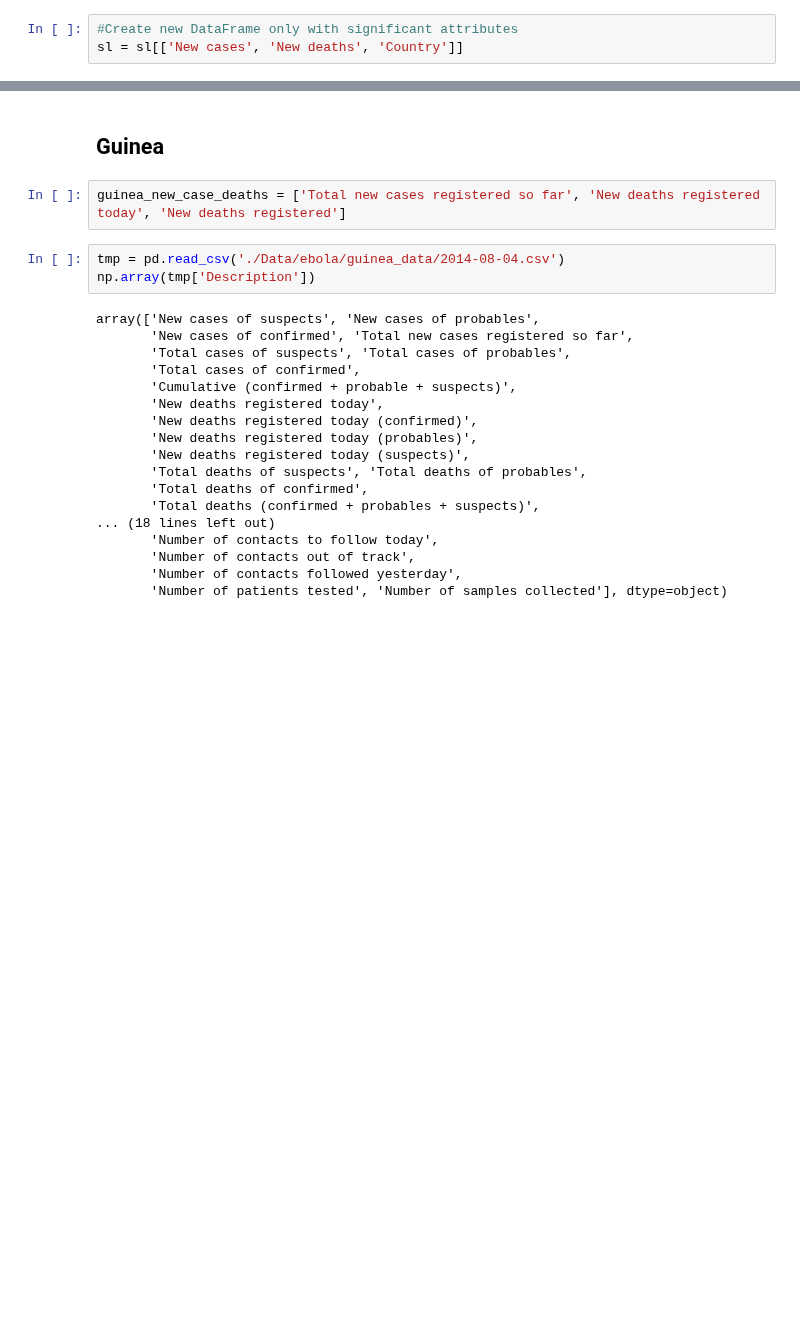
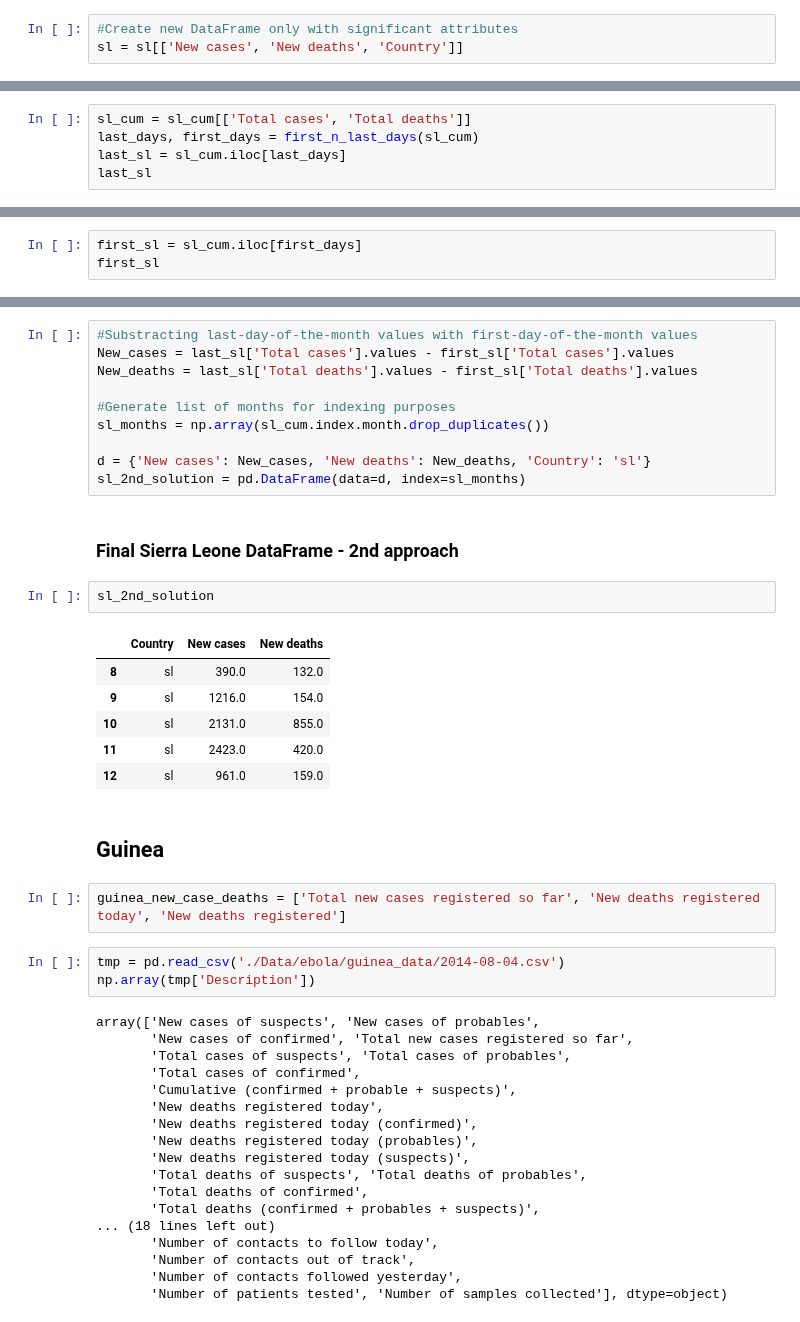
Before and after one commit to adamkozak/ADA2017-project, a Jupyter notebook: Homework/01 - Pandas and Data Wrangling/Homework 1.ipynb, the cells around one changed output, grey strips where cells are left out. Drawn from its saved outputs; the diff is of its cells as text; blank space fills up the shorter version.

```diff
--- a/Homework/01 - Pandas and Data Wrangling/Homework 1.ipynb
+++ b/Homework/01 - Pandas and Data Wrangling/Homework 1.ipynb
@@ -538,0 +506,5 @@ Name: 2014-09-27 00:00:00, dtype: object
+# %%
+sl_cum = sl_cum[['Total cases', 'Total deaths']]
+last_days, first_days = first_n_last_days(sl_cum)
+last_sl = sl_cum.iloc[last_days]
+last_sl
@@ -538,0 +519,3 @@ Name: 2014-09-27 00:00:00, dtype: object
+# %%
+first_sl = sl_cum.iloc[first_days]
+first_sl
@@ -539,3 +530,24 @@ Name: 2014-09-27 00:00:00, dtype: object
+# %%
+#Substracting last-day-of-the-month values with first-day-of-the-month values
+New_cases = last_sl['Total cases'].values - first_sl['Total cases'].values
+New_deaths = last_sl['Total deaths'].values - first_sl['Total deaths'].values
+
+#Generate list of months for indexing purposes
+sl_months = np.array(sl_cum.index.month.drop_duplicates())
+
+d = {'New cases': New_cases, 'New deaths': New_deaths, 'Country': 'sl'}
+sl_2nd_solution = pd.DataFrame(data=d, index=sl_months)
+# %% [markdown]
+### Final Sierra Leone DataFrame - 2nd approach
+# %%
+sl_2nd_solution
+# %% [output]
+|  | Country | New cases | New deaths |
+| 8 | sl | 390.0 | 132.0 |
+| 9 | sl | 1216.0 | 154.0 |
+| 10 | sl | 2131.0 | 855.0 |
+| 11 | sl | 2423.0 | 420.0 |
+| 12 | sl | 961.0 | 159.0 |
 # %% [markdown]
 ## Guinea
 # %%
```
Also changed, not shown: parts of 32 cells of this notebook.
